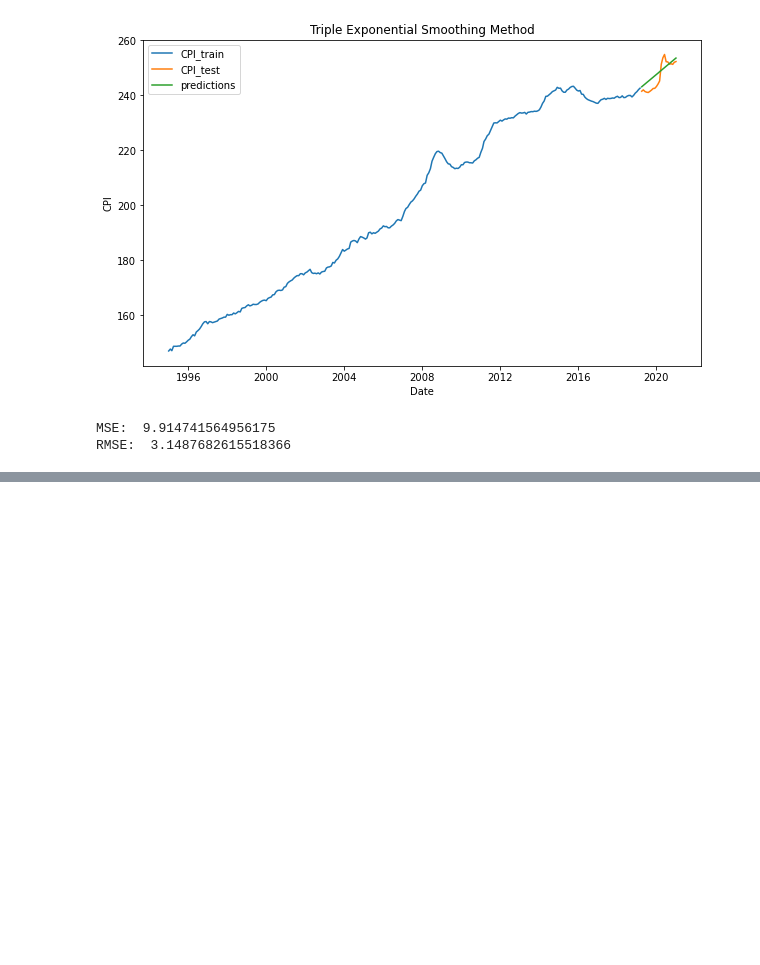
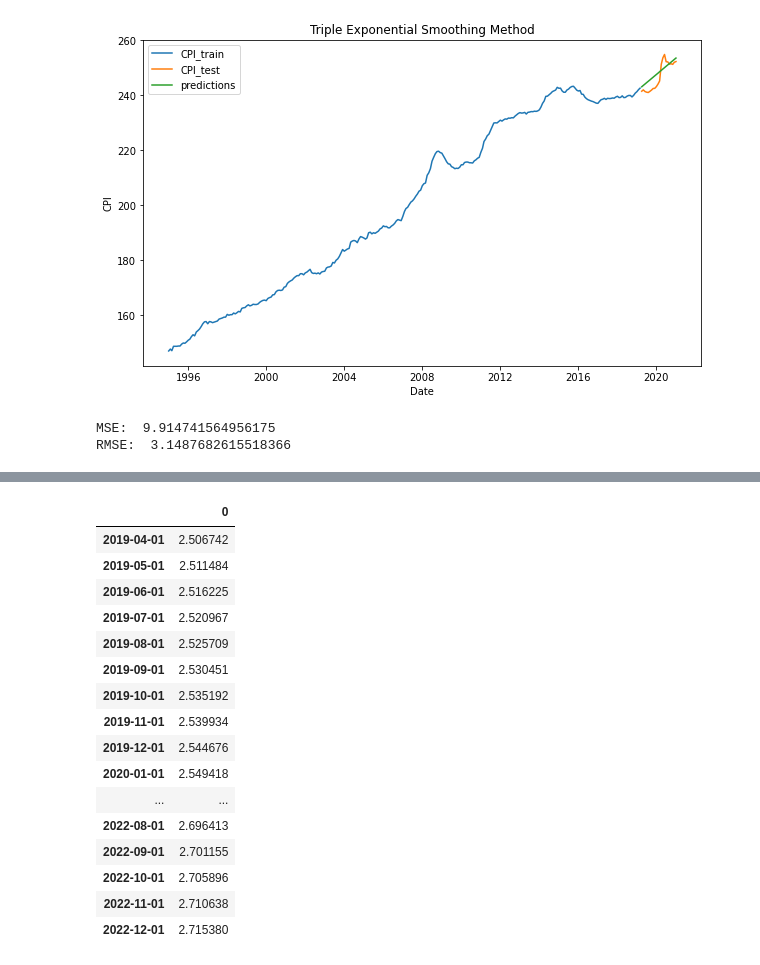
Before and after one commit to Jblueart/winning_project, a Jupyter notebook: Final_models_and_import_data.ipynb, the cells around one changed output, grey strips where cells are left out. Drawn from its saved outputs; the diff is of its cells as text; code cells hidden in the pictures; blank space fills up the shorter version.

```diff
--- a/Final_models_and_import_data.ipynb
+++ b/Final_models_and_import_data.ipynb
@@ -514,0 +580,3 @@ RMSE:  3.1487682615518366
+# %%
+prediction_AGAF=model_AGAF.forecast(45)
+prediction_AGAF
@@ -514,0 +604,22 @@ RMSE:  3.1487682615518366
+# %%
+prediction_AGAF_df= pd.DataFrame(prediction_AGAF)
+# %%
+prediction_AGAF_df
+# %% [output]
+|  | 0 |
+| 2019-04-01 | 2.506742 |
+| 2019-05-01 | 2.511484 |
+| 2019-06-01 | 2.516225 |
+| 2019-07-01 | 2.520967 |
+| 2019-08-01 | 2.525709 |
+| 2019-09-01 | 2.530451 |
+| 2019-10-01 | 2.535192 |
+| 2019-11-01 | 2.539934 |
+| 2019-12-01 | 2.544676 |
+| 2020-01-01 | 2.549418 |
+| ... | ... |
+| 2022-08-01 | 2.696413 |
+| 2022-09-01 | 2.701155 |
+| 2022-10-01 | 2.705896 |
+| 2022-11-01 | 2.710638 |
+| 2022-12-01 | 2.715380 |
```
Also changed, not shown: parts of 73 cells of this notebook, 1 other file.
